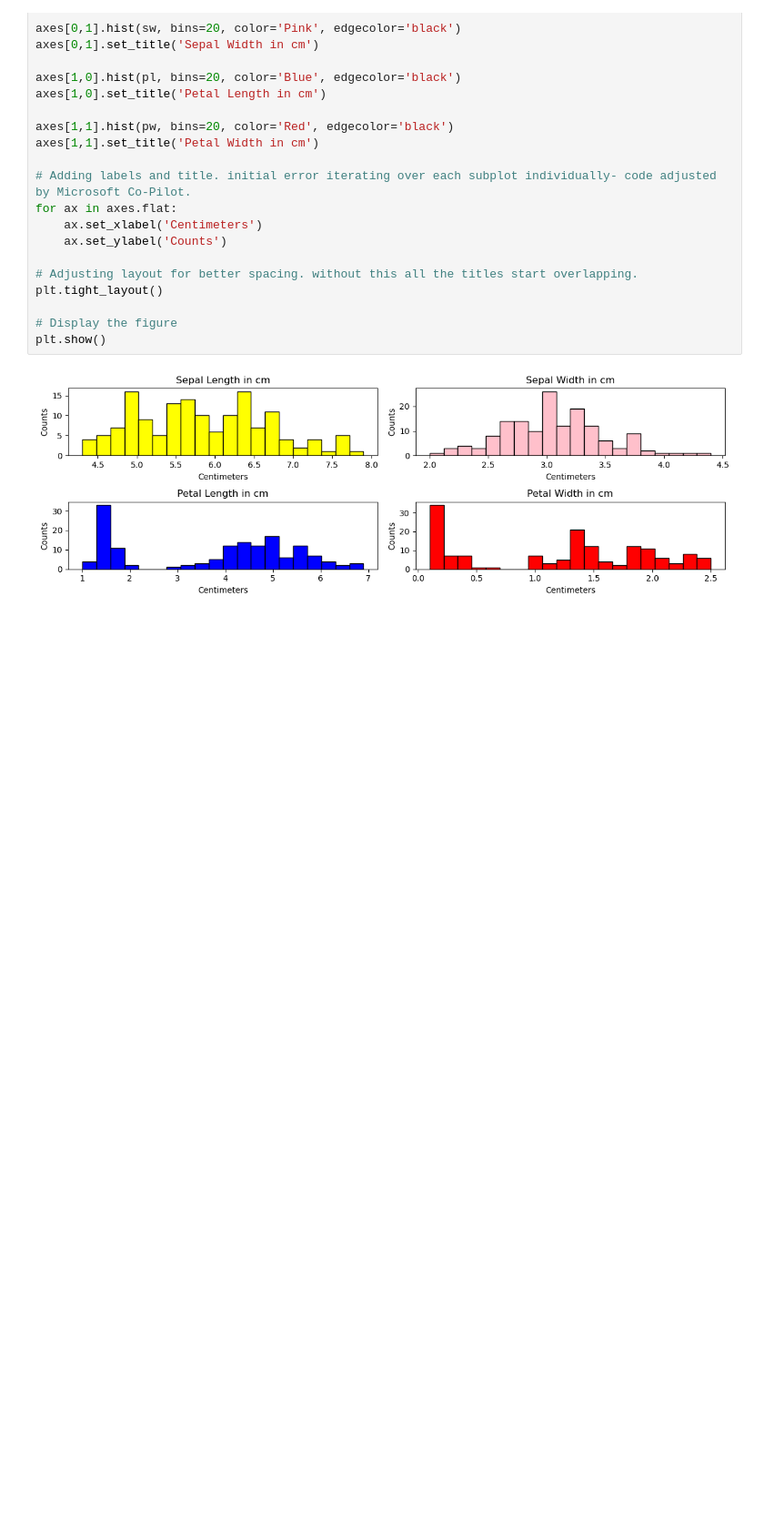
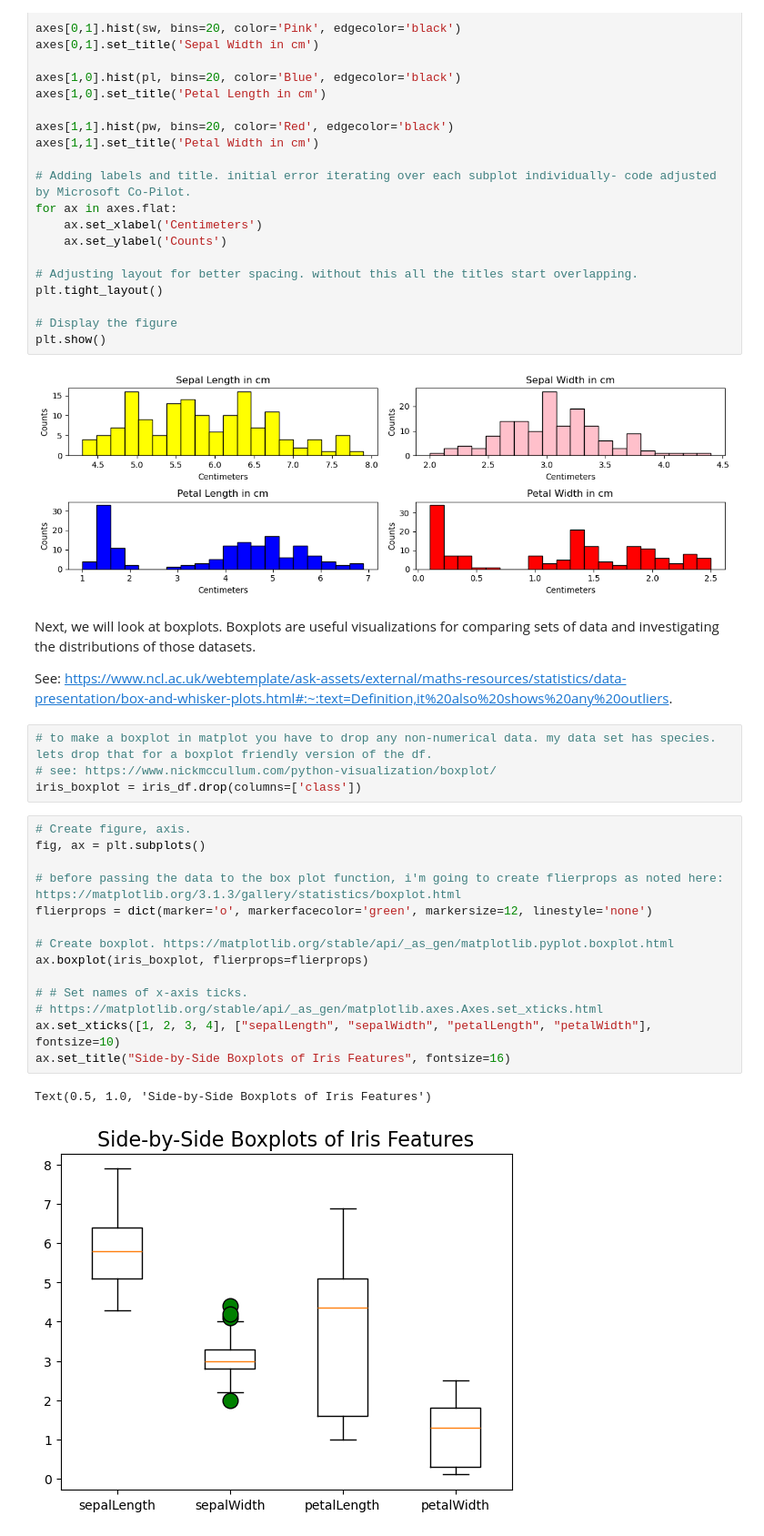
Before and after one commit to EmmaChubbCode/pands-project, a Jupyter notebook: analysis_desc.ipynb, the cells around one changed output. Shown at 91% size. Cells and saved outputs as stored; diff of their text form; blank space fills up the shorter version.

Commit message:
some boxplots

```diff
--- a/analysis_desc.ipynb
+++ b/analysis_desc.ipynb
@@ -274,3 +274,29 @@ plt.tight_layout()
 plt.show()
 # %% [output]
 [figure]
+# %% [markdown]
+Next, we will look at boxplots. Boxplots are useful visualizations for comparing sets of data and investigating the distributions of those datasets.
+
+
+See: https://www.ncl.ac.uk/webtemplate/ask-assets/external/maths-resources/statistics/data-presentation/box-and-whisker-plots.html#:~:text=Definition,it%20also%20shows%20any%20outliers.
+# %%
+# to make a boxplot in matplot you have to drop any non-numerical data. my data set has species. lets drop that for a boxplot friendly version of the df.
+# see: https://www.nickmccullum.com/python-visualization/boxplot/
+iris_boxplot = iris_df.drop(columns=['class'])
+# %%
+# Create figure, axis.
+fig, ax = plt.subplots()
+
+# before passing the data to the box plot function, i'm going to create flierprops as noted here: https://matplotlib.org/3.1.3/gallery/statistics/boxplot.html
+flierprops = dict(marker='o', markerfacecolor='green', markersize=12, linestyle='none')
+
+# Create boxplot. https://matplotlib.org/stable/api/_as_gen/matplotlib.pyplot.boxplot.html
+ax.boxplot(iris_boxplot, flierprops=flierprops)
+
+# # Set names of x-axis ticks.
+# https://matplotlib.org/stable/api/_as_gen/matplotlib.axes.Axes.set_xticks.html
+ax.set_xticks([1, 2, 3, 4], ["sepalLength", "sepalWidth", "petalLength", "petalWidth"], fontsize=10)
+ax.set_title("Side-by-Side Boxplots of Iris Features", fontsize=16)
+# %% [output]
+Text(0.5, 1.0, 'Side-by-Side Boxplots of Iris Features')
+[figure, added]
```
Also changed, not shown: parts of 4 cells of this notebook.
